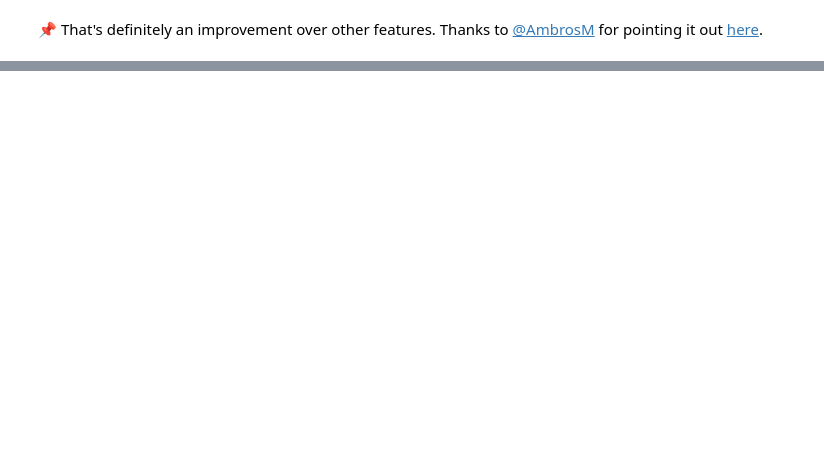
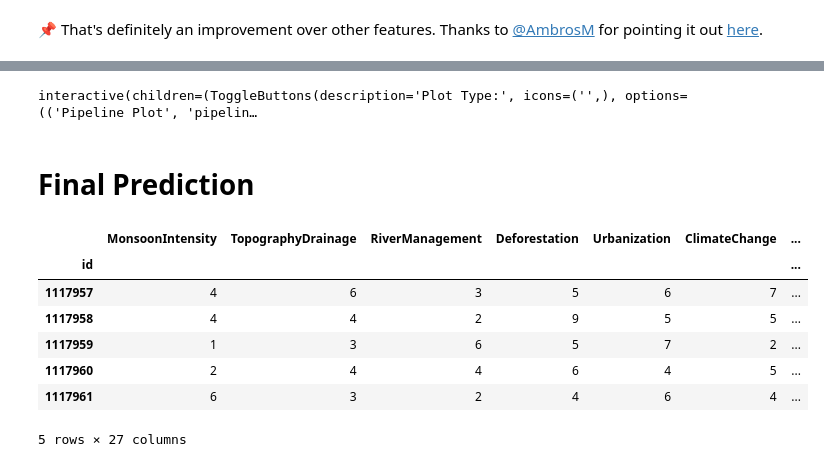
Before and after one commit to Ednaxx/Kaggle-Playground-Series, a Jupyter notebook: PS4E5-FloodPrediction/ps4e5-flood-prediction.ipynb, the cells around one changed output, grey strips where cells are left out. Drawn from its saved outputs; the diff is of its cells as text; code cells hidden in the pictures; blank space fills up the shorter version.

```diff
--- a/PS4E5-FloodPrediction/ps4e5-flood-prediction.ipynb
+++ b/PS4E5-FloodPrediction/ps4e5-flood-prediction.ipynb
@@ -152,0 +154,11 @@ make_mi_scores(train_X, train_y).plot(kind='bar')
+# %%
+original_features = X.drop(columns=["Special", "FeatureSum"]).columns
+
+functions = {"FeatureStd": lambda df: df.std(), "FeatureMean": lambda df: df.mean(),
+             "FeatureMin": lambda df: df.min(), "FeatureMax": lambda df: df.max(),
+             "FeatureMedian": lambda df: df.median()}
+
+for feature_name, function in functions.items():
+    X[feature_name] = X[original_features].apply(function, axis=1)
+
+X.head()
@@ -152,0 +225,30 @@ make_mi_scores(train_X, train_y).plot(kind='bar')
+# %%
+s.evaluate_model(best)
+# %% [output]
+interactive(children=(ToggleButtons(description='Plot Type:', icons=('',), options=(('Pipeline Plot', 'pipelin…
+# %% [markdown]
+# Final Prediction
+# %%
+# Feature Engineering
+
+test_X = test.copy()
+
+functions = {"FeatureStd": lambda df: df.std(), "FeatureMean": lambda df: df.mean(),
+             "FeatureMin": lambda df: df.min(), "FeatureMax": lambda df: df.max(),
+             "FeatureMedian": lambda df: df.median(), "FeatureSum": lambda df: df.sum()}
+
+for feature_name, function in functions.items():
+    test_X[feature_name] = test_X[test_X.columns].apply(function, axis=1)
+
+test_X['Special'] = test_X['FeatureSum'].isin(np.arange(72, 76))
+
+test_X.head()
+# %% [output]
+|  | MonsoonIntensity | TopographyDrainage | RiverManagement | Deforestation | Urbanization | ClimateChange | ... |
+| id |  |  |  |  |  |  | ... |
+| 1117957 | 4 | 6 | 3 | 5 | 6 | 7 | ... |
+| 1117958 | 4 | 4 | 2 | 9 | 5 | 5 | ... |
+| 1117959 | 1 | 3 | 6 | 5 | 7 | 2 | ... |
+| 1117960 | 2 | 4 | 4 | 6 | 4 | 5 | ... |
+| 1117961 | 6 | 3 | 2 | 4 | 6 | 4 | ... |
+5 rows × 27 columns
```
Also changed, not shown: parts of 15 cells of this notebook, 6 other files.
